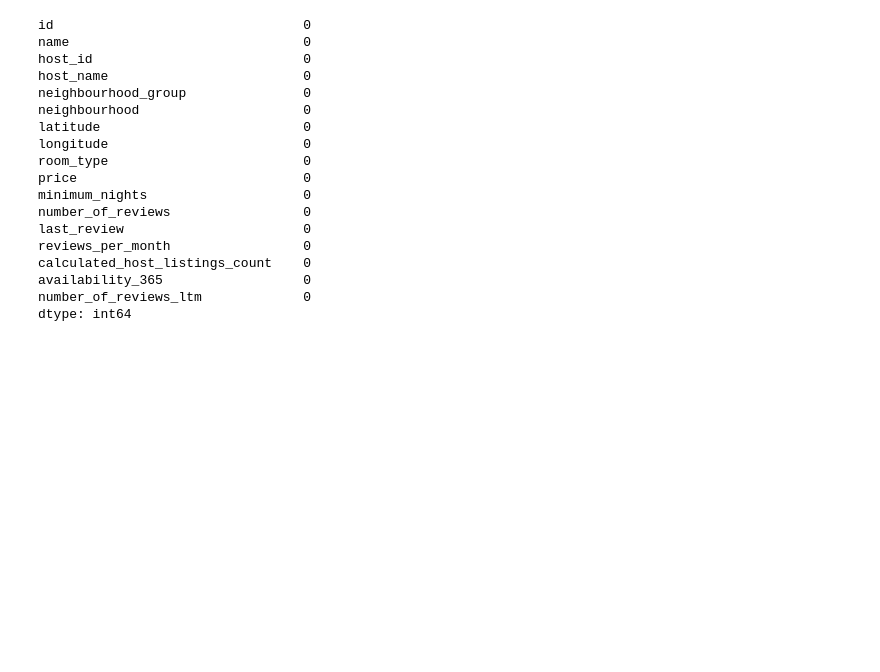
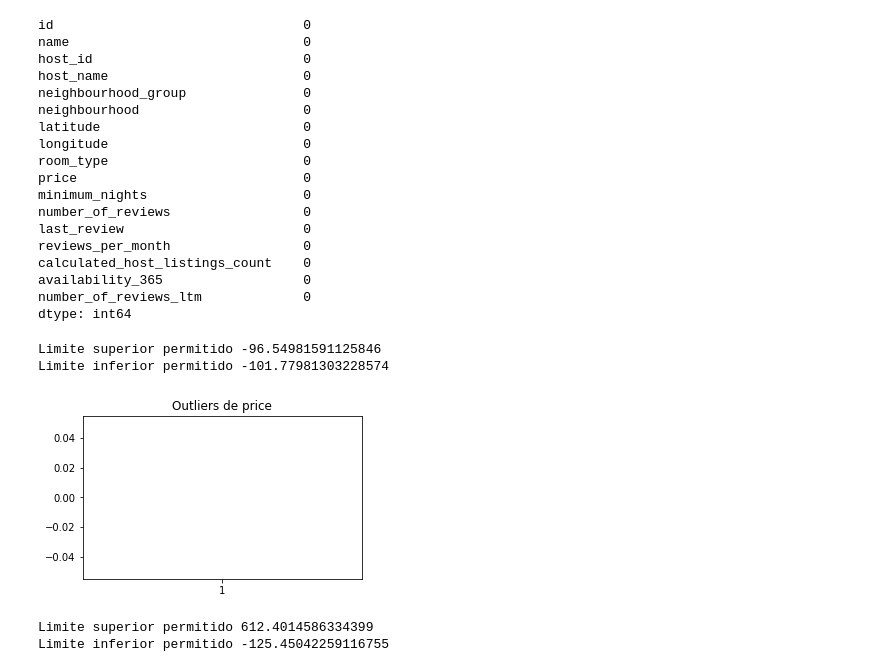
Before and after one commit to Gerardoaaburto/Airbnb-Etapa-1, a Jupyter notebook: Etapa1.ipynb, the cells around one changed output. Cells and saved outputs as stored; diff of their text form; code cells hidden in the pictures; blank space fills up the shorter version.

```diff
--- a/Etapa1.ipynb
+++ b/Etapa1.ipynb
@@ -370,0 +373,6 @@ dtype: int64
+# %%
+La=data["latitude"]
+Limite_Superior= La.mean() + 3*La.std()
+Limite_Inferior= La.mean() - 3*La.std()
+print("Limite superior permitido", Limite_Superior)
+print("Limite inferior permitido", Limite_Inferior)
@@ -370,0 +392,9 @@ dtype: int64
+# %%
+Lo=data["longitude"]
+Limite_Superior= Lo.mean() + 3*La.std()
+Limite_Inferior= Lo.mean() - 3*La.std()
+print("Limite superior permitido", Limite_Superior)
+print("Limite inferior permitido", Limite_Inferior)
+# %% [output]
+Limite superior permitido -96.54981591125846
+Limite inferior permitido -101.77981303228574
@@ -370,0 +412,6 @@ dtype: int64
+# %%
+p=data["price"]
+Limite_Superior= Lo.mean() + 3*La.std()
+Limite_Inferior= Lo.mean() - 3*La.std()
+print("Limite superior permitido", Limite_Superior)
+print("Limite inferior permitido", Limite_Inferior)
@@ -370,0 +421,10 @@ dtype: int64
+# %%
+data_clean= data[(p<=Limite_Superior)&(p>=Limite_Inferior)]
+data_clean
+# %%
+fig = plt.figure(figsize =(5, 3))
+plt.boxplot(data_clean["price"])
+plt.title("Outliers de price")
+plt.show() #dibujamos el diagrama
+# %% [output]
+[figure, added]
@@ -370,0 +482,9 @@ dtype: int64
+# %%
+av=data["availability_365"]
+Limite_Superior= av.mean() + 3*av.std()
+Limite_Inferior= av.mean() - 3*av.std()
+print("Limite superior permitido", Limite_Superior)
+print("Limite inferior permitido", Limite_Inferior)
+# %% [output]
+Limite superior permitido 612.4014586334399
+Limite inferior permitido -125.45042259116755
```
Also changed, not shown: parts of 23 cells of this notebook.
